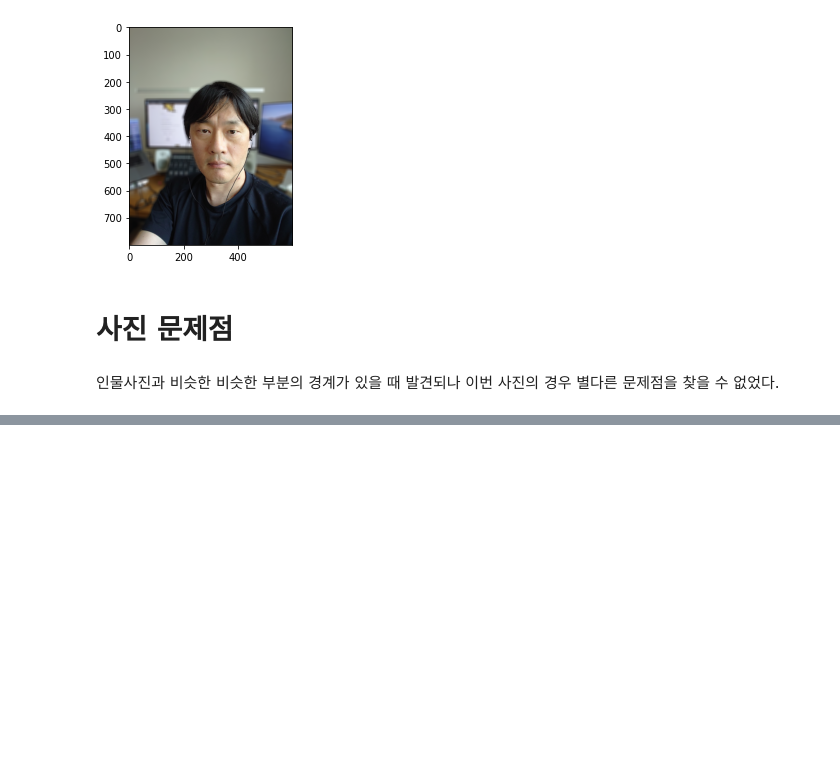
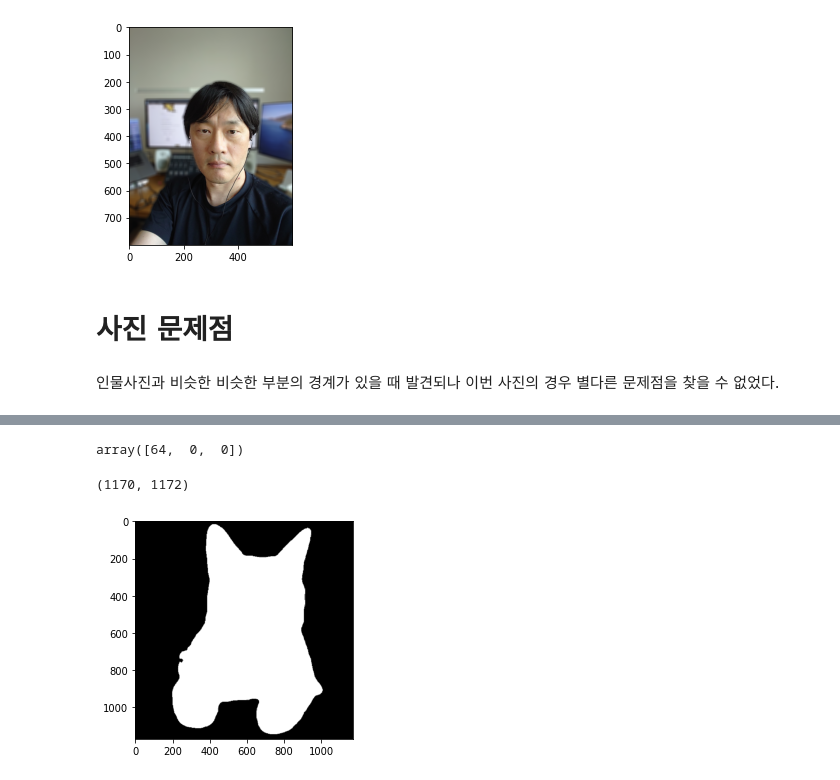
Before and after one commit to digilogtemp/work, a Jupyter notebook: 10-character/Character-10.ipynb, the cells around one changed output, grey strips where cells are left out. Saved outputs shown, nothing was run; the diff lists cells and outputs as text; code cells hidden in the pictures; blank space fills up the shorter version.

```diff
--- a/10-character/Character-10.ipynb
+++ b/10-character/Character-10.ipynb
@@ -221,0 +315,17 @@ plt.show()
+# %%
+colormap[8] #컬러맵 8에 해당하는 배열 출력 (pacalvoc에 LABEL_NAMES 15번째인 사람)
+# %% [output]
+array([64,  0,  0])
+# %%
+seg_color = (0, 0, 64) # 색상순서 변경 - colormap의 배열은 RGB 순이며 output의 배열은 BGR 순서로 채널 배치가 되어 있어서
+# %%
+# output의 픽셀 별로 색상이 seg_color와 같다면 1(True), 다르다면 0(False)이 됩니다
+# seg_color 값이 person을 값이 므로 사람이 있는 위치를 제외하고는 gray로 출력
+# cmap 값을 변경하면 다른 색상으로 확인이 가능함
+seg_map = np.all(output==seg_color, axis=-1)
+print(seg_map.shape)
+plt.imshow(seg_map, cmap='gray')
+plt.show()
+# %% [output]
+(1170, 1172)
+[figure, added]
```
Also changed, not shown: parts of 12 cells of this notebook.
